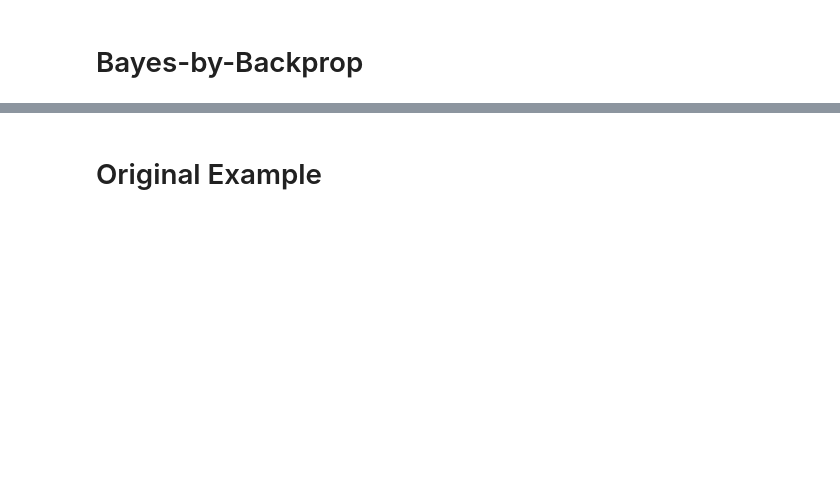
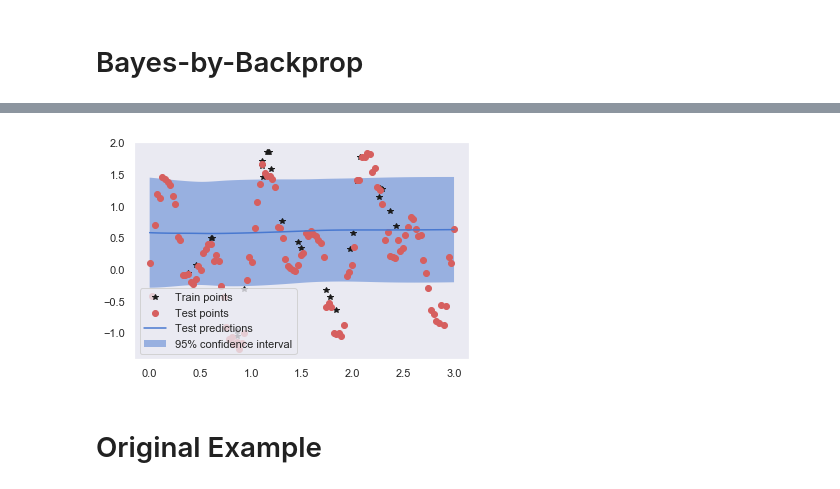
Before and after one commit to andreric/bayesian_neural_network, a Jupyter notebook: train_bbb_1D_regression.ipynb, the cells around one changed output, grey strips where cells are left out. Drawn from its saved outputs; the diff is of its cells as text; code cells hidden in the pictures; blank space fills up the shorter version.

```diff
--- a/train_bbb_1D_regression.ipynb
+++ b/train_bbb_1D_regression.ipynb
@@ -226,3 +271,29 @@ plt.show()
+# %%
+n_post_samples = 100
+post_dist = np.zeros((len(x_test), n_post_samples + 1))
+
+data_ts = torch.tensor(x_test, dtype=torch.float32)
+target_ts = torch.tensor(y_test, dtype=torch.float32)
+
+nnet.eval()
+with torch.no_grad():
+    for j in range(n_post_samples):
+        post_dist[:, j] = nnet(data_ts).detach().numpy().ravel()
+
+y_mean = post_dist.mean(axis=1)
+sigma = post_dist.std(axis=1)
+
+plt.plot(x_train, y_train, 'k*', label='Train points')
+plt.plot(x_test, y_test, 'ro', label='Test points')
+plt.plot(x_test, y_mean, 'b-', label='Test predictions')
+plt.fill(np.concatenate([x_test, x_test[::-1]]),
+         np.concatenate([y_mean - 1.9600 * sigma,
+                        (y_mean + 1.9600 * sigma)[::-1]]),
+         alpha=.5, fc='b', ec='None', label='95% confidence interval')
+plt.legend()
+plt.show()
+# %% [output]
+[figure, added]
 # %% [markdown]
 # Original Example
 # %%
```
Also changed, not shown: parts of 16 cells of this notebook, 3 other files.
